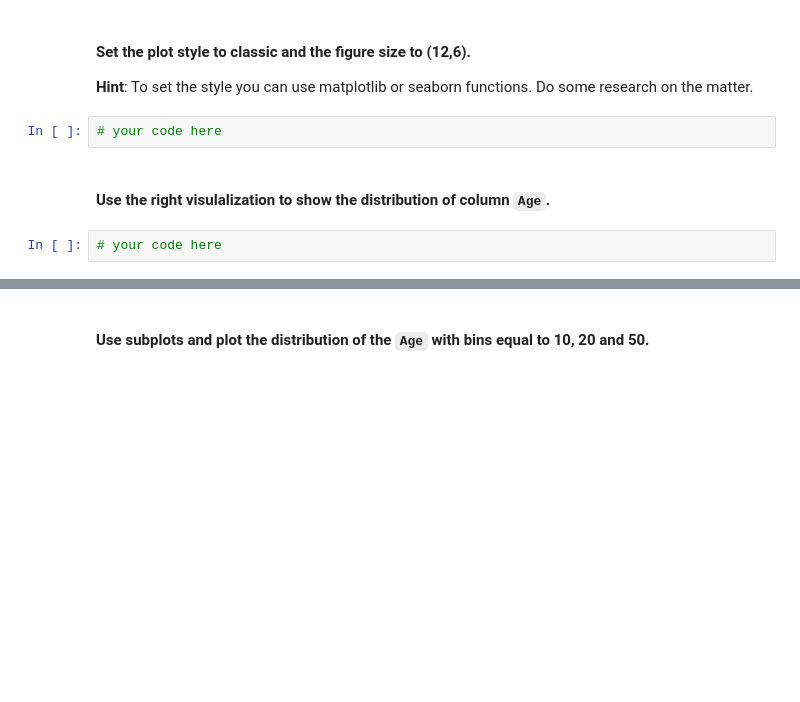
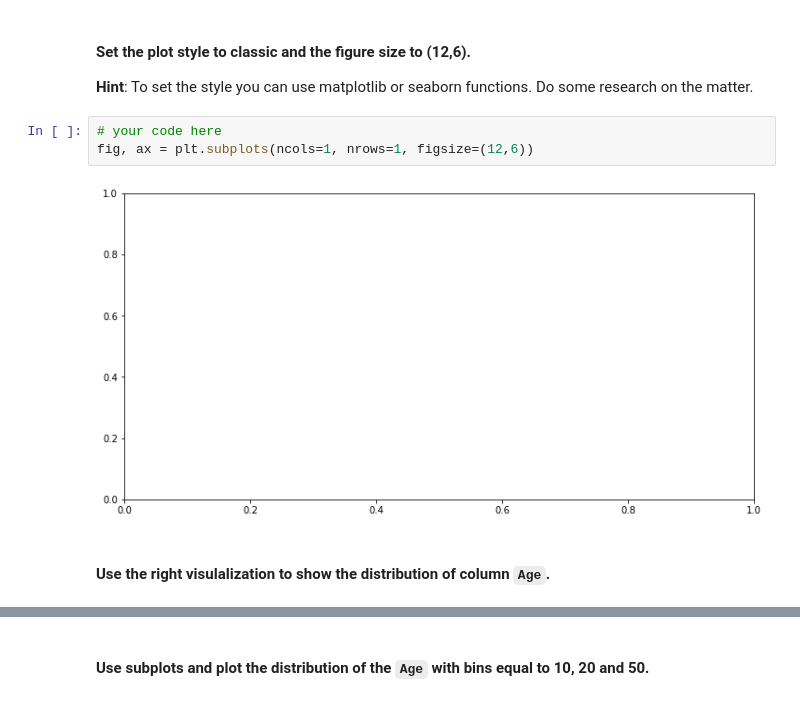
Before and after one commit to Malvagfr/dataptmad1121_labs, a Jupyter notebook: module-2/matplotlib-seaborn/your-code/main.ipynb, the cells around one changed output, grey strips where cells are left out. Drawn from its saved outputs; the diff is of its cells as text; blank space fills up the shorter version.

```diff
--- a/module-2/matplotlib-seaborn/your-code/main.ipynb
+++ b/module-2/matplotlib-seaborn/your-code/main.ipynb
@@ -255,9 +315,10 @@ fig.savefig('../figures/Fitbit.png')
 # %% [markdown]
 #### Set the plot style to classic and the figure size to (12,6).
 **Hint**: To set the style you can use matplotlib or seaborn functions. Do some research on the matter.
-# %%
-# your code here
+# %%
+# your code here
+fig, ax = plt.subplots(ncols=1, nrows=1, figsize=(12,6))
+# %% [output]
+[figure, added]
 # %% [markdown]
 #### Use the right visulalization to show the distribution of column `Age`.
-# %%
-# your code here
```
Also changed, not shown: parts of 39 cells of this notebook.
